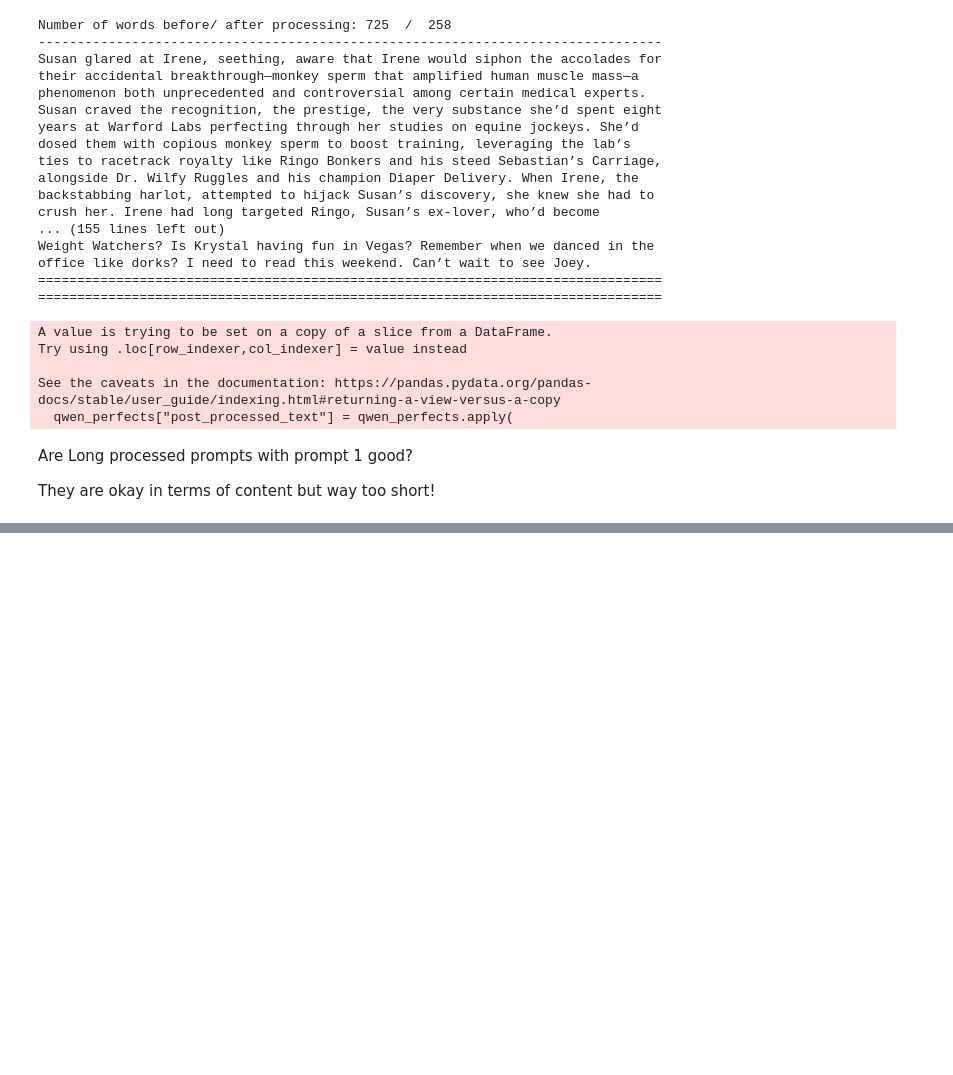
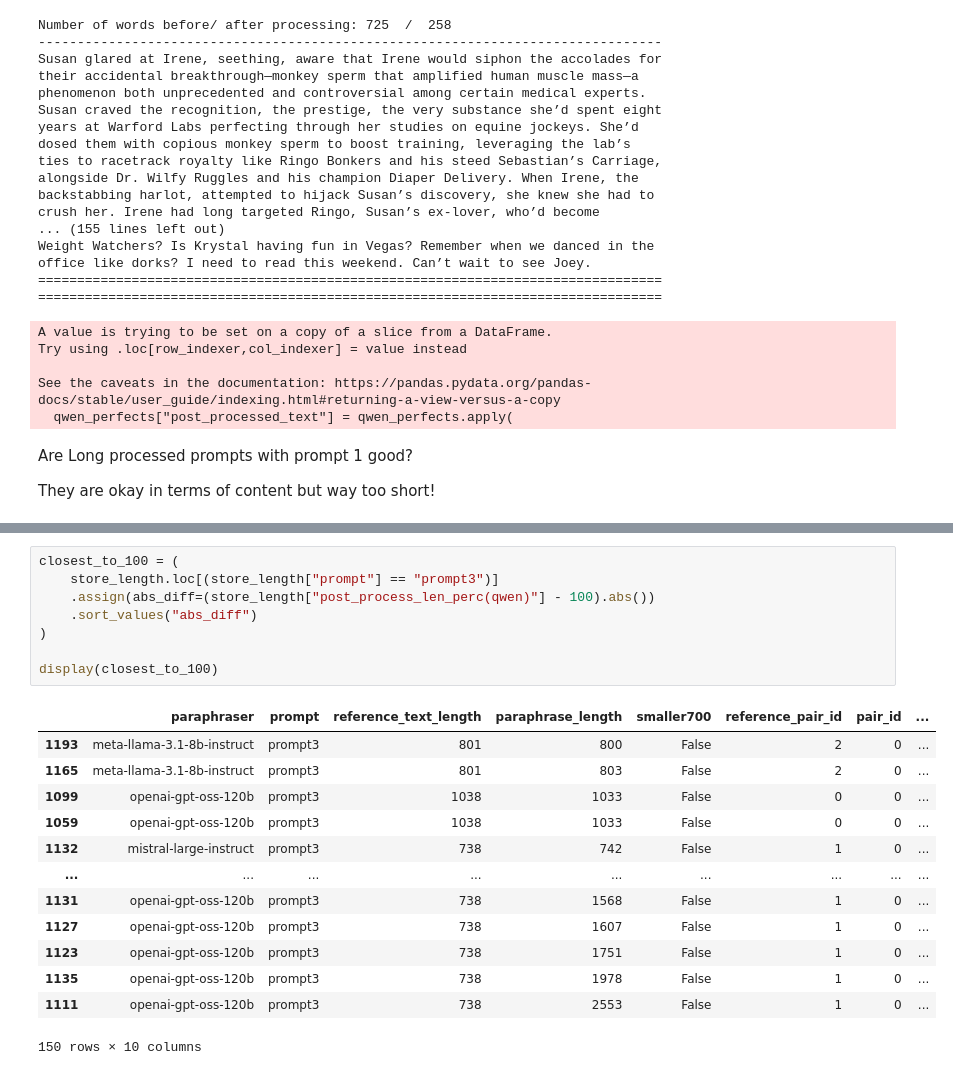
Before and after one commit to webis-de/emnlp26-impostors-method-llm-hard-negatives, a Jupyter notebook: notebooks/paraphrase_filtering.ipynb, the cells around one changed output, grey strips where cells are left out. Drawn from its saved outputs; the diff is of its cells as text; blank space fills up the shorter version.

```diff
--- a/notebooks/paraphrase_filtering.ipynb
+++ b/notebooks/paraphrase_filtering.ipynb
@@ -577,0 +782,22 @@ from the burial site that evening, arm in arm.
+# %%
+closest_to_100 = (
+    store_length.loc[(store_length["prompt"] == "prompt3")]
+    .assign(abs_diff=(store_length["post_process_len_perc(qwen)"] - 100).abs())
+    .sort_values("abs_diff")
+)
+
+display(closest_to_100)
+# %% [output]
+|  | paraphraser | prompt | reference_text_length | paraphrase_length | smaller700 | reference_pair_id | pair_id | ... |
+| 1193 | meta-llama-3.1-8b-instruct | prompt3 | 801 | 800 | False | 2 | 0 | ... |
+| 1165 | meta-llama-3.1-8b-instruct | prompt3 | 801 | 803 | False | 2 | 0 | ... |
+| 1099 | openai-gpt-oss-120b | prompt3 | 1038 | 1033 | False | 0 | 0 | ... |
+| 1059 | openai-gpt-oss-120b | prompt3 | 1038 | 1033 | False | 0 | 0 | ... |
+| 1132 | mistral-large-instruct | prompt3 | 738 | 742 | False | 1 | 0 | ... |
+| ... | ... | ... | ... | ... | ... | ... | ... | ... |
+| 1131 | openai-gpt-oss-120b | prompt3 | 738 | 1568 | False | 1 | 0 | ... |
+| 1127 | openai-gpt-oss-120b | prompt3 | 738 | 1607 | False | 1 | 0 | ... |
+| 1123 | openai-gpt-oss-120b | prompt3 | 738 | 1751 | False | 1 | 0 | ... |
+| 1135 | openai-gpt-oss-120b | prompt3 | 738 | 1978 | False | 1 | 0 | ... |
+| 1111 | openai-gpt-oss-120b | prompt3 | 738 | 2553 | False | 1 | 0 | ... |
+150 rows × 10 columns
```
Also changed, not shown: parts of 8 cells of this notebook.
